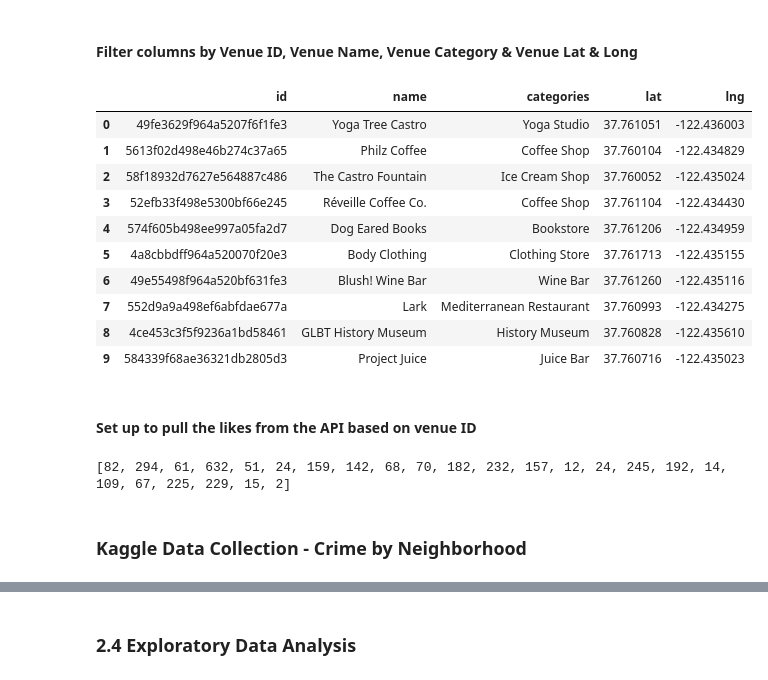
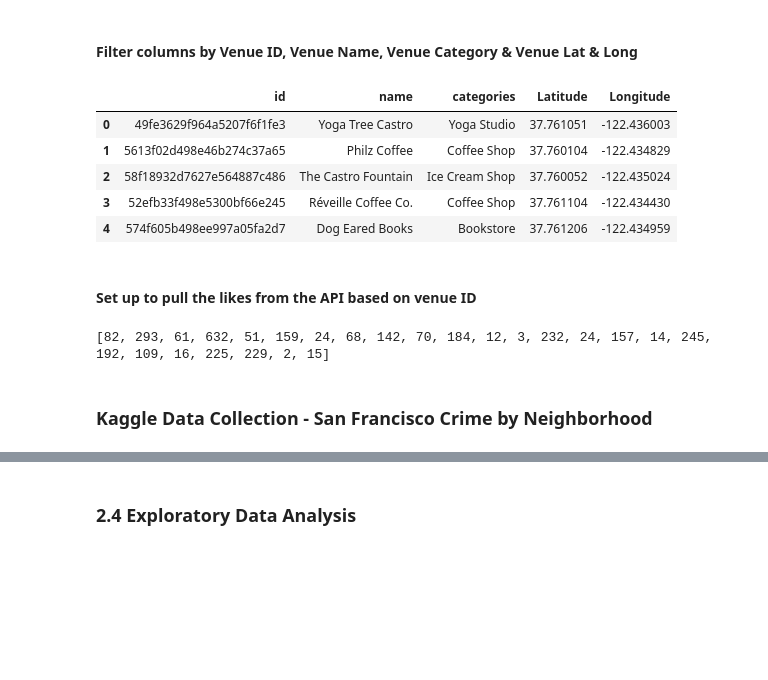
Before and after one commit to bmguillo/Python_ML_Project, a Jupyter notebook: Final Capstone Project .ipynb, the cells around one changed output, grey strips where cells are left out. Saved outputs shown, nothing was run; the diff lists cells and outputs as text; code cells hidden in the pictures; blank space fills up the shorter version.

```diff
--- a/Final Capstone Project .ipynb
+++ b/Final Capstone Project .ipynb
@@ -193,33 +190,29 @@ url = 'https://api.foursquare.com/v2/venues/explore?&client_id={}&client_secret=
     LIMIT)
 results = requests.get(url).json()
 venues = results['response']['groups'][0]['items']
-nearby_venues = json_normalize(venues)
+nearby_venues_df = json_normalize(venues)
 # %% [markdown]
 #### Filter columns by Venue ID, Venue Name, Venue Category & Venue Lat & Long
 # %%
-
 filtered_columns = ['venue.id','venue.name', 'venue.categories', 'venue.location.lat', 'venue.location.lng']
-nearby_venues =nearby_venues.loc[:, filtered_columns]# filter the category for each row
-nearby_venues['venue.categories'] = nearby_venues.apply(get_category_type, axis=1)# clean columns
-nearby_venues.columns = [col.split(".")[-1] for col in nearby_venues.columns]
-nearby_venues.head(10)
+nearby_venues_df =nearby_venues_df.loc[:, filtered_columns]# filter the category for each row
+nearby_venues_df['venue.categories'] = nearby_venues_df.apply(get_category_type, axis=1)# clean columns
+nearby_venues_df.columns = [col.split(".")[-1] for col in nearby_venues_df.columns]
+nearby_venues_df.rename(columns={'lat':'Latitude'}, inplace=True)
+nearby_venues_df.rename(columns={'lng':'Longitude'}, inplace=True)
+nearby_venues_df.head(5)
 # %% [output]
-|  | id | name | categories | lat | lng |
+|  | id | name | categories | Latitude | Longitude |
 | 0 | 49fe3629f964a5207f6f1fe3 | Yoga Tree Castro | Yoga Studio | 37.761051 | -122.436003 |
 | 1 | 5613f02d498e46b274c37a65 | Philz Coffee | Coffee Shop | 37.760104 | -122.434829 |
 | 2 | 58f18932d7627e564887c486 | The Castro Fountain | Ice Cream Shop | 37.760052 | -122.435024 |
 | 3 | 52efb33f498e5300bf66e245 | Réveille Coffee Co. | Coffee Shop | 37.761104 | -122.434430 |
 | 4 | 574f605b498ee997a05fa2d7 | Dog Eared Books | Bookstore | 37.761206 | -122.434959 |
-| 5 | 4a8cbbdff964a520070f20e3 | Body Clothing | Clothing Store | 37.761713 | -122.435155 |
-| 6 | 49e55498f964a520bf631fe3 | Blush! Wine Bar | Wine Bar | 37.761260 | -122.435116 |
-| 7 | 552d9a9a498ef6abfdae677a | Lark | Mediterranean Restaurant | 37.760993 | -122.434275 |
-| 8 | 4ce453c3f5f9236a1bd58461 | GLBT History Museum | History Museum | 37.760828 | -122.435610 |
-| 9 | 584339f68ae36321db2805d3 | Project Juice | Juice Bar | 37.760716 | -122.435023 |
 # %% [markdown]
 #### Set up to pull the likes from the API based on venue ID
 # %%
 #set up to pull the likes from the API based on venue ID
-venue_id_list = nearby_venues['id'].tolist()
+venue_id_list = nearby_venues_df['id'].tolist()
 venue_id_list
 
 url_list = []
@@ -236,8 +229,8 @@ for link in url_list:
     like_list.append(likes)
 print(like_list)
 # %% [output]
-[82, 294, 61, 632, 51, 24, 159, 142, 68, 70, 182, 232, 157, 12, 24, 245, 192, 14, 109, 67, 225, 229, 15, 2]
+[82, 293, 61, 632, 51, 159, 24, 68, 142, 70, 184, 12, 3, 232, 24, 157, 14, 245, 192, 109, 16, 225, 229, 2, 15]
 # %%
 #### Foursquare check-in data(optional)
 # %% [markdown]
-### Kaggle Data Collection - Crime by Neighborhood
+### Kaggle Data Collection - San Francisco Crime by Neighborhood
```
Also changed, not shown: parts of 19 cells of this notebook.
